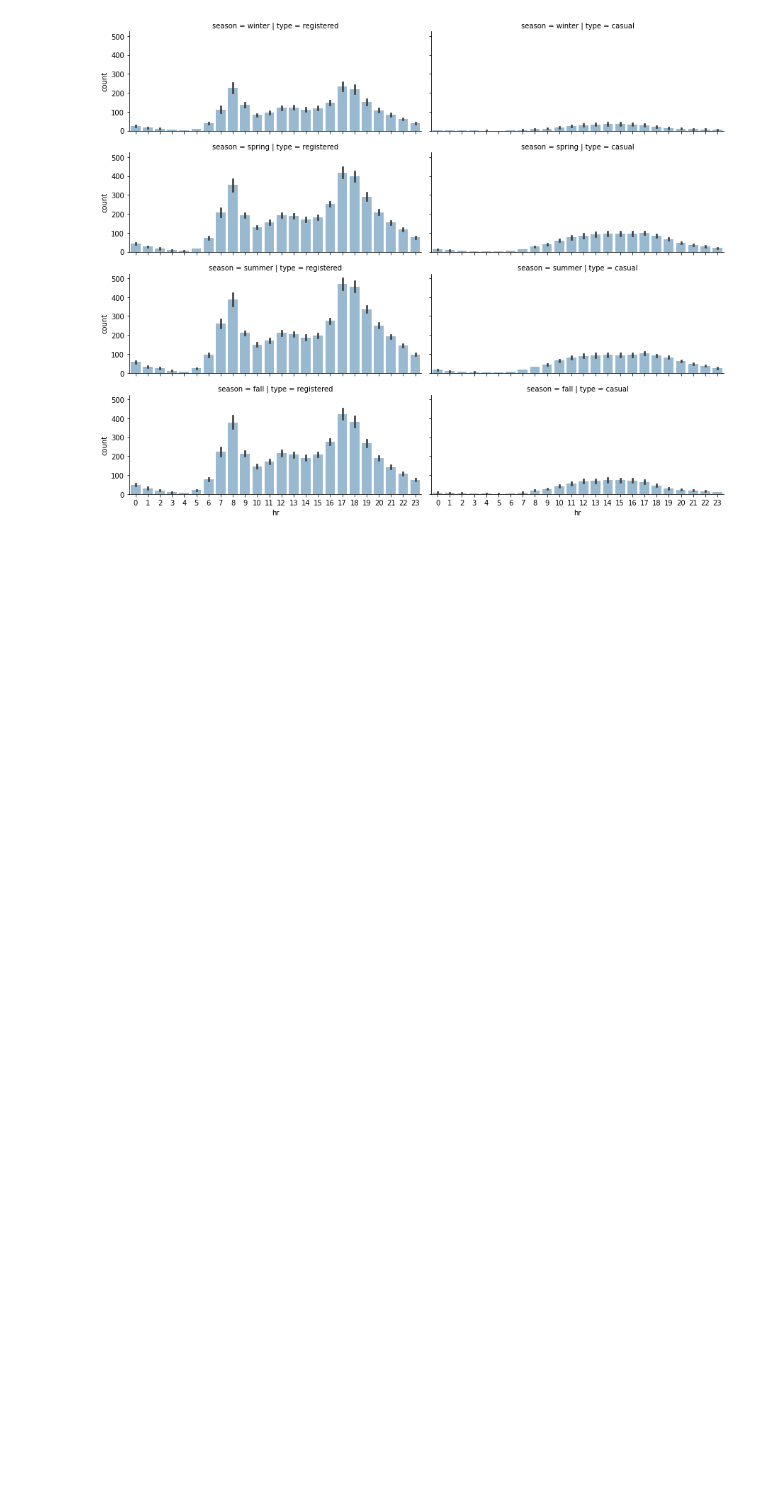
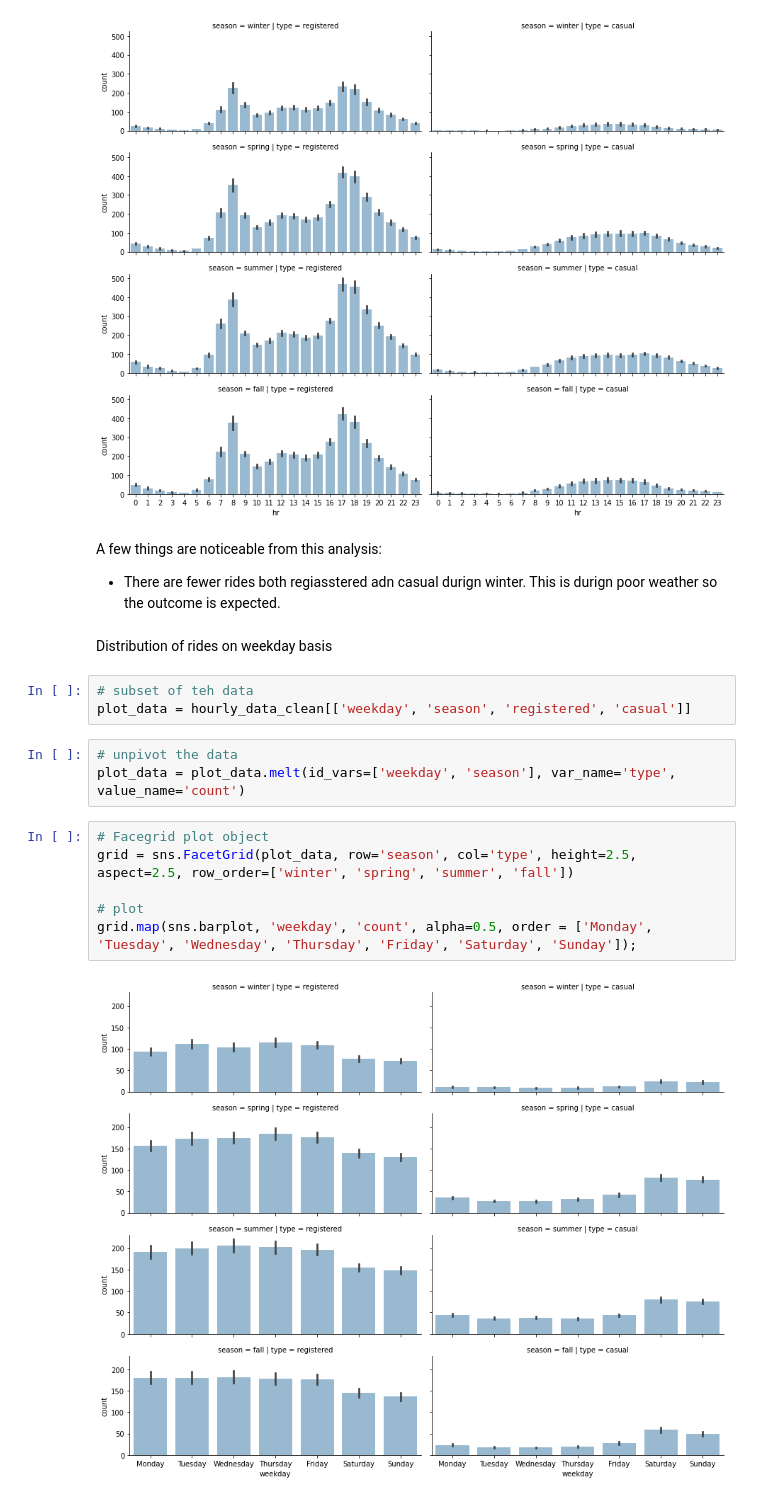
Before and after one commit to 3liud/bike-sharing-analysis, a Jupyter notebook: bike_sharing_analysis.ipynb, the cells around one changed output. Saved outputs shown, nothing was run; the diff lists cells and outputs as text; blank space fills up the shorter version.

```diff
--- a/bike_sharing_analysis.ipynb
+++ b/bike_sharing_analysis.ipynb
@@ -241,3 +241,22 @@ grid.map(sns.barplot, 'hr', 'count', alpha=0.5);
 grid.savefig('figures/hr_season_weekday.png', format='png')
 # %% [output]
 [figure]
+# %% [markdown]
+A few things are noticeable from this analysis:
+- There are fewer rides both regiasstered adn casual durign winter. This is durign poor weather so the outcome is expected.
+# %% [markdown]
+Distribution of rides on weekday basis
+# %%
+# subset of teh data
+plot_data = hourly_data_clean[['weekday', 'season', 'registered', 'casual']]
+# %%
+# unpivot the data
+plot_data = plot_data.melt(id_vars=['weekday', 'season'], var_name='type', value_name='count')
+# %%
+# Facegrid plot object
+grid = sns.FacetGrid(plot_data, row='season', col='type', height=2.5, aspect=2.5, row_order=['winter', 'spring', 'summer', 'fall'])
+
+# plot
+grid.map(sns.barplot, 'weekday', 'count', alpha=0.5, order = ['Monday', 'Tuesday', 'Wednesday', 'Thursday', 'Friday', 'Saturday', 'Sunday']);
+# %% [output]
+[figure, added]
```
Also changed, not shown: parts of 3 cells of this notebook, 2 other files.
